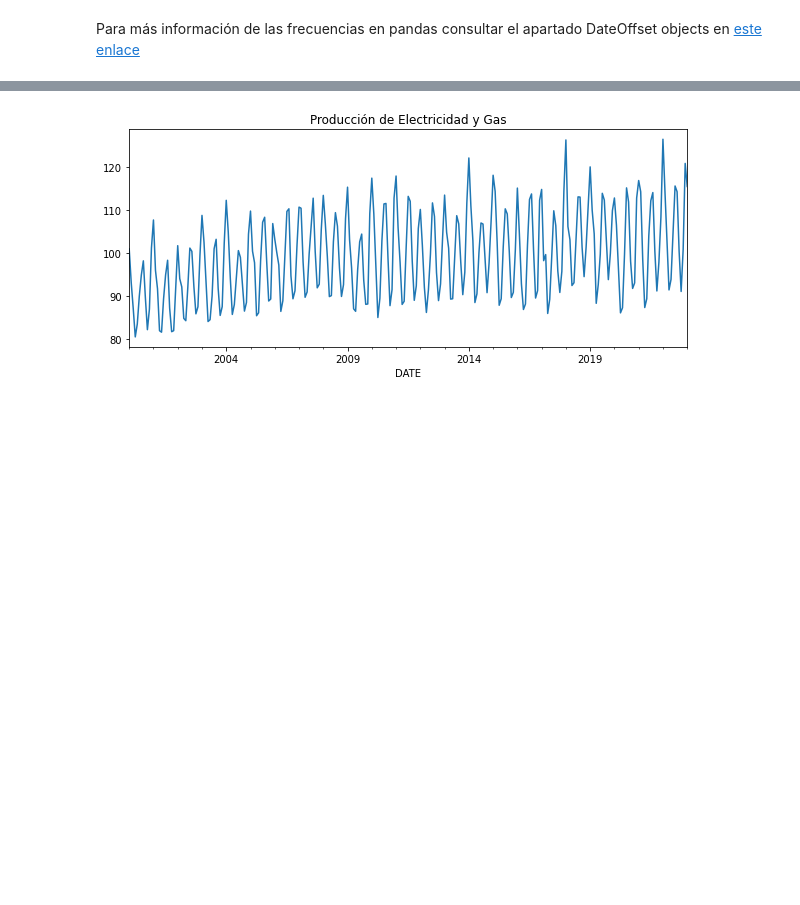
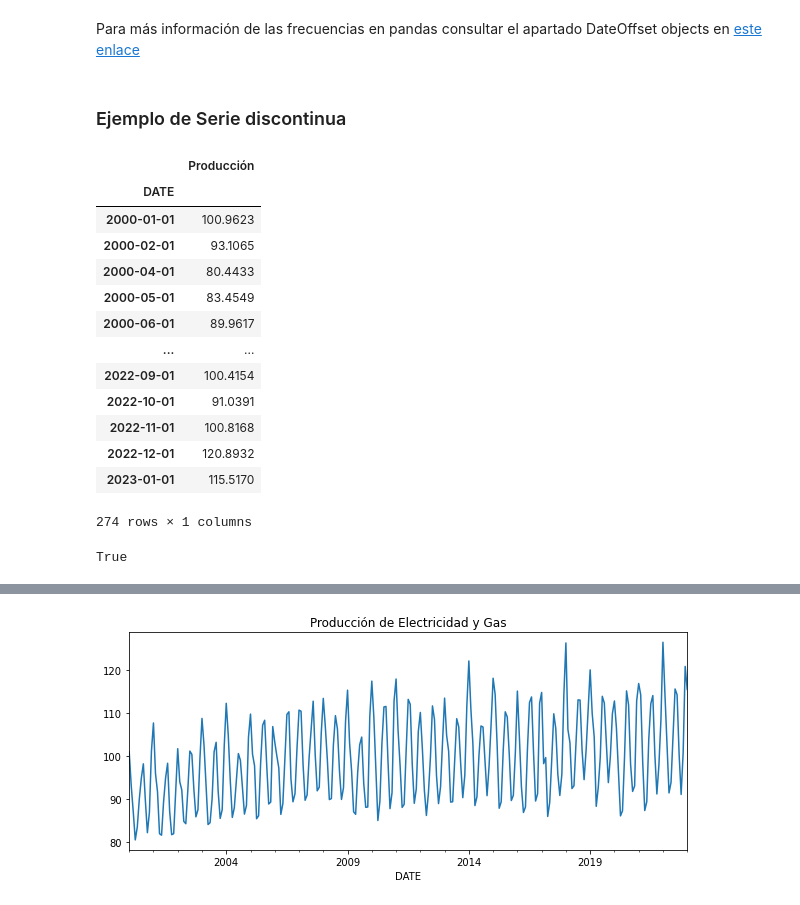
Before and after one commit to AnIsAsPe/Prediccion-produccion-electricidad, a Jupyter notebook: notebooks/Predicción_producción_electricidad.ipynb, the cells around one changed output, grey strips where cells are left out. Saved outputs shown, nothing was run; the diff lists cells and outputs as text; code cells hidden in the pictures; blank space fills up the shorter version.

```diff
--- a/notebooks/Predicción_producción_electricidad.ipynb
+++ b/notebooks/Predicción_producción_electricidad.ipynb
@@ -90,3 +100,27 @@ DatetimeIndex(['2000-01-01', '2000-02-01', '2000-03-01', '2000-04-01',
               dtype='datetime64[ns]', name='DATE', length=277, freq='MS')
 # %% [markdown]
 Para más información de las frecuencias en pandas consultar el apartado DateOffset objects en [este enlace](https://pandas.pydata.org/pandas-docs/stable/user_guide/timeseries.html)
+# %% [markdown]
+### Ejemplo de Serie discontinua
+# %%
+df  = datos.drop( ['2000-03-01', '2015-09-01', '2019-07-01'])
+df
+# %% [output]
+|  | Producción |
+| DATE |  |
+| 2000-01-01 | 100.9623 |
+| 2000-02-01 | 93.1065 |
+| 2000-04-01 | 80.4433 |
+| 2000-05-01 | 83.4549 |
+| 2000-06-01 | 89.9617 |
+| ... | ... |
+| 2022-09-01 | 100.4154 |
+| 2022-10-01 | 91.0391 |
+| 2022-11-01 | 100.8168 |
+| 2022-12-01 | 120.8932 |
+| 2023-01-01 | 115.5170 |
+274 rows × 1 columns
+# %%
+df.index.is_monotonic_increasing
+# %% [output]
+True
```
Also changed, not shown: parts of 19 cells of this notebook.
